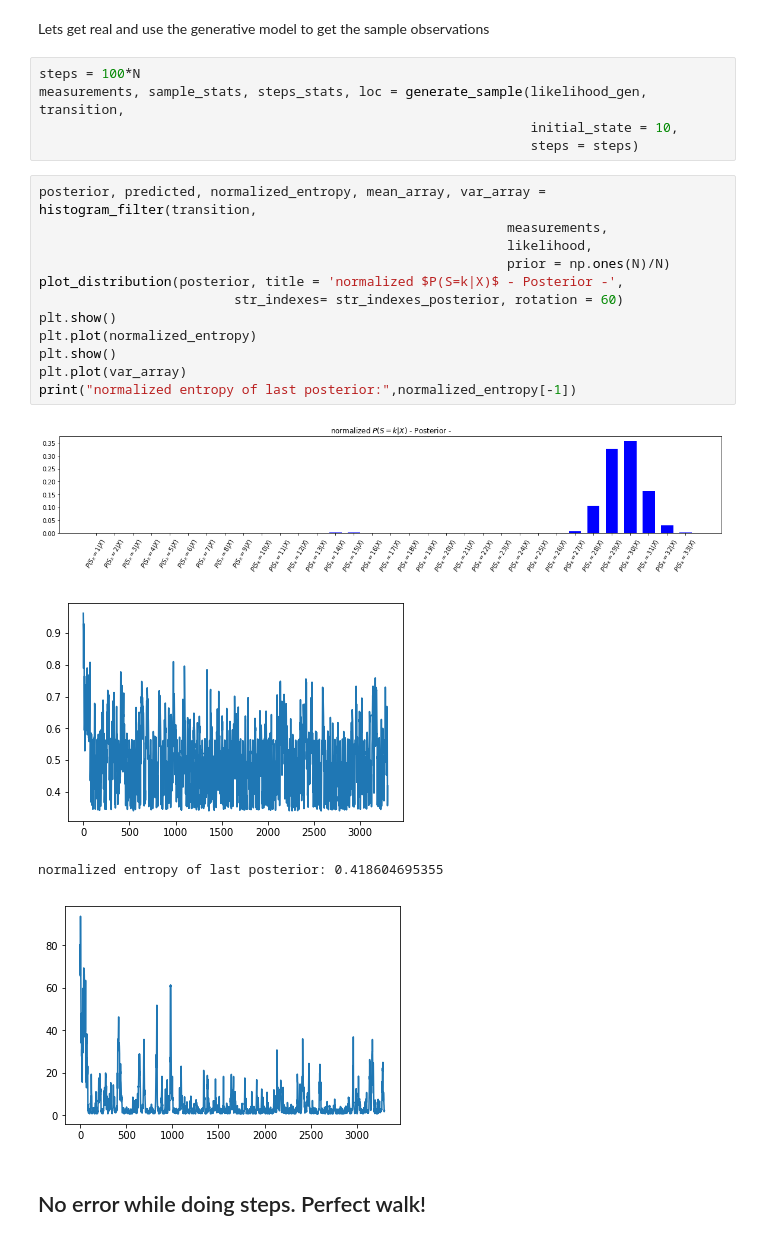
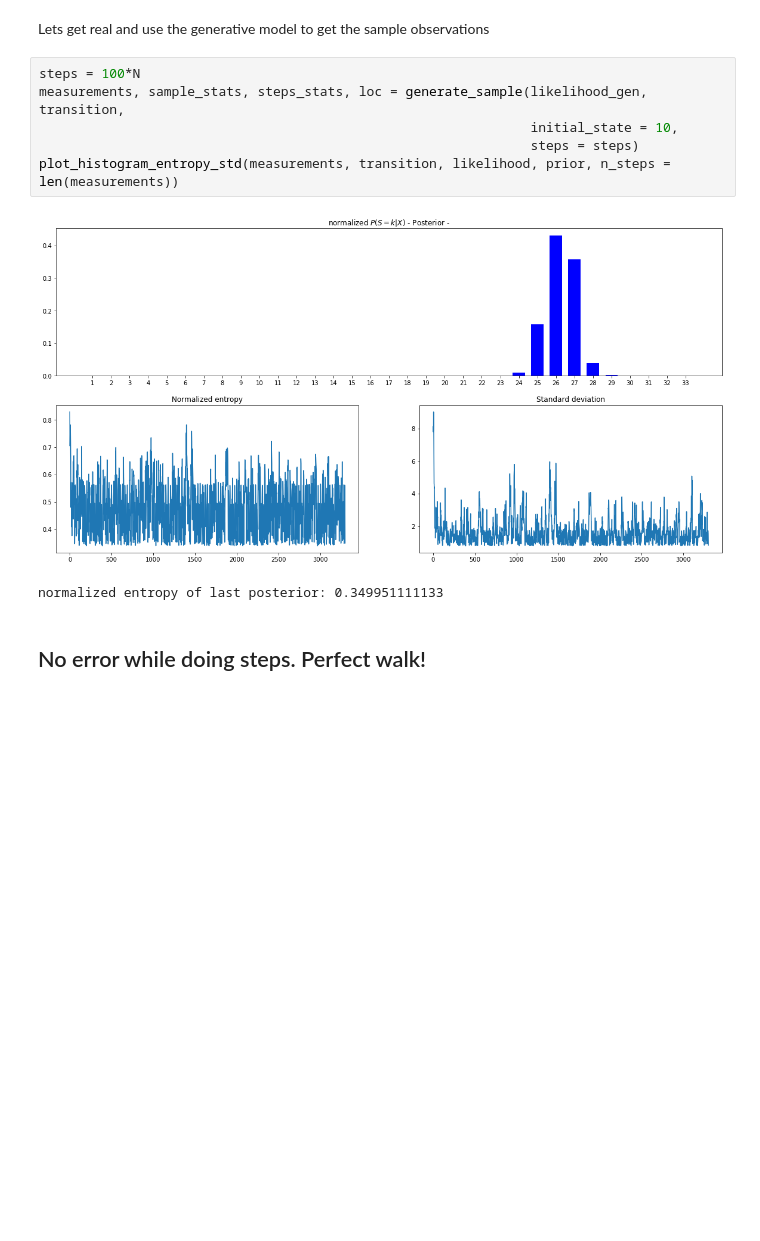
Before and after one commit to jganzabal/Kalman-as-Recursive-Bayesian-Estimation, a Jupyter notebook: 1_Histogram Filters.ipynb, the cells around one changed output. Cells and saved outputs as stored; diff of their text form; blank space fills up the shorter version.

```diff
--- a/1_Histogram Filters.ipynb
+++ b/1_Histogram Filters.ipynb
@@ -487,25 +469,12 @@ Lets get real and use the generative model to get the sample observations
 # %%
 steps = 100*N
 measurements, sample_stats, steps_stats, loc = generate_sample(likelihood_gen, transition,
                                                                initial_state = 10,
                                                                steps = steps)
+plot_histogram_entropy_std(measurements, transition, likelihood, prior, n_steps = len(measurements))
+# %% [output]
+[figure, added]
+normalized entropy of last posterior: 0.349951111133
-# %%
-posterior, predicted, normalized_entropy, mean_array, var_array = histogram_filter(transition,
-                                                            measurements,
-                                                            likelihood,
-                                                            prior = np.ones(N)/N)
-plot_distribution(posterior, title = 'normalized $P(S=k|X)$ - Posterior -',
-                         str_indexes= str_indexes_posterior, rotation = 60)
-plt.show()
-plt.plot(normalized_entropy)
-plt.show()
-plt.plot(var_array)
-print("normalized entropy of last posterior:",normalized_entropy[-1])
-# %% [output]
-[figure, removed]
-[figure, removed]
-normalized entropy of last posterior: 0.418604695355
-[figure, removed]
 # %% [markdown]
 ## No error while doing steps. Perfect walk!
 # %%
```
Also changed, not shown: parts of 9 cells of this notebook, 1 other file.
